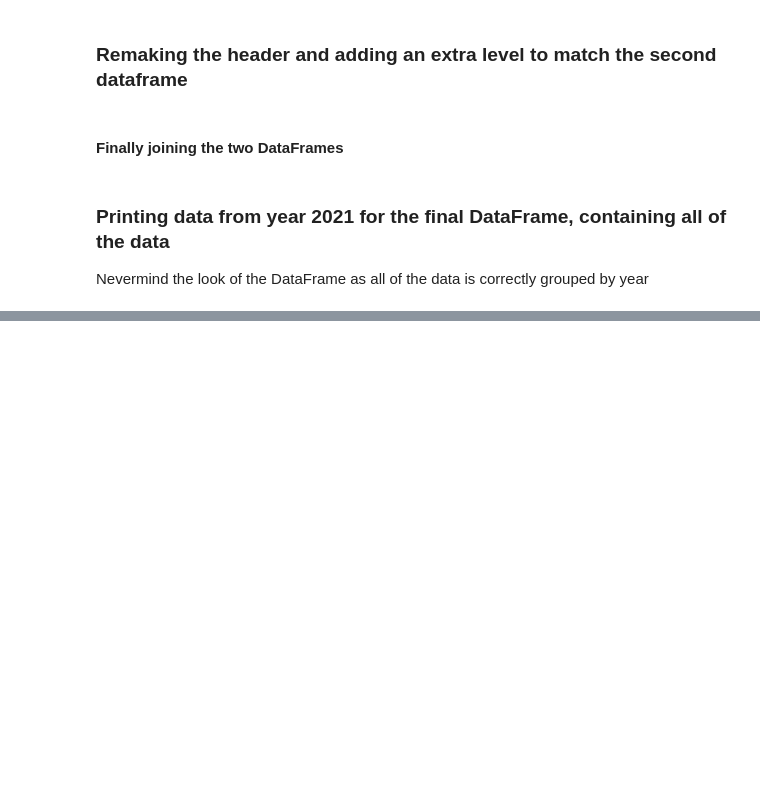
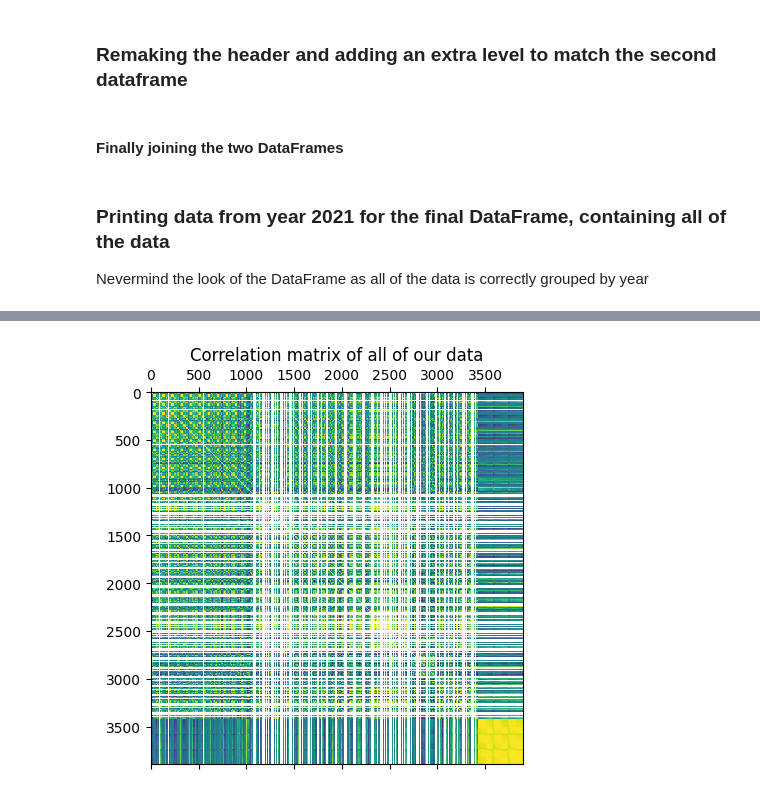
Before and after one commit to FMarques8/FCD-Project-1-2, a Jupyter notebook: INE_data_treatment.ipynb, the cells around one changed output, grey strips where cells are left out. Saved outputs shown, nothing was run; the diff lists cells and outputs as text; code cells hidden in the pictures; blank space fills up the shorter version.

```diff
--- a/INE_data_treatment.ipynb
+++ b/INE_data_treatment.ipynb
@@ -724,0 +770,6 @@ data
+# %%
+plt.matshow(data3.corr())
+plt.title("Correlation matrix of all of our data")
+plt.show()
+# %% [output]
+[figure, added]
```
Also changed, not shown: parts of 10 cells of this notebook.
